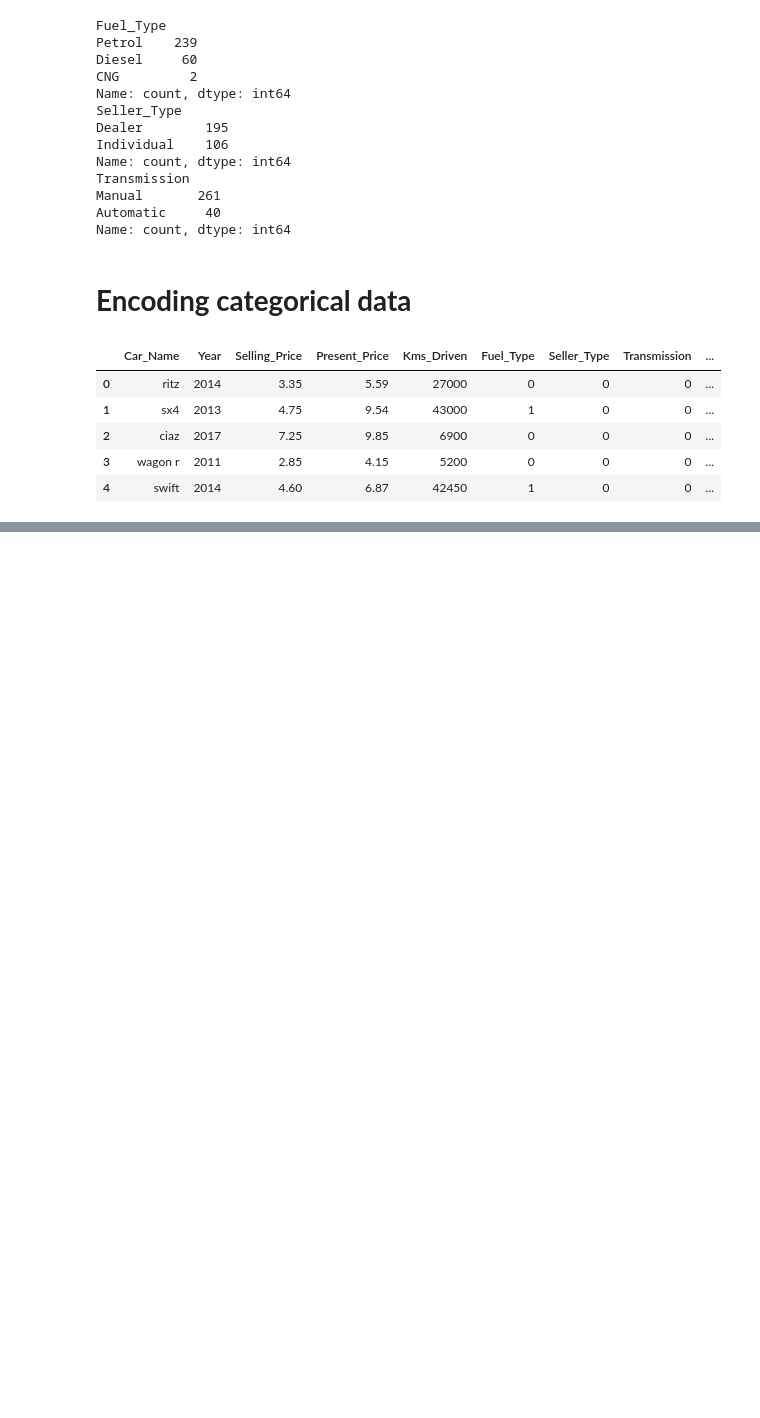
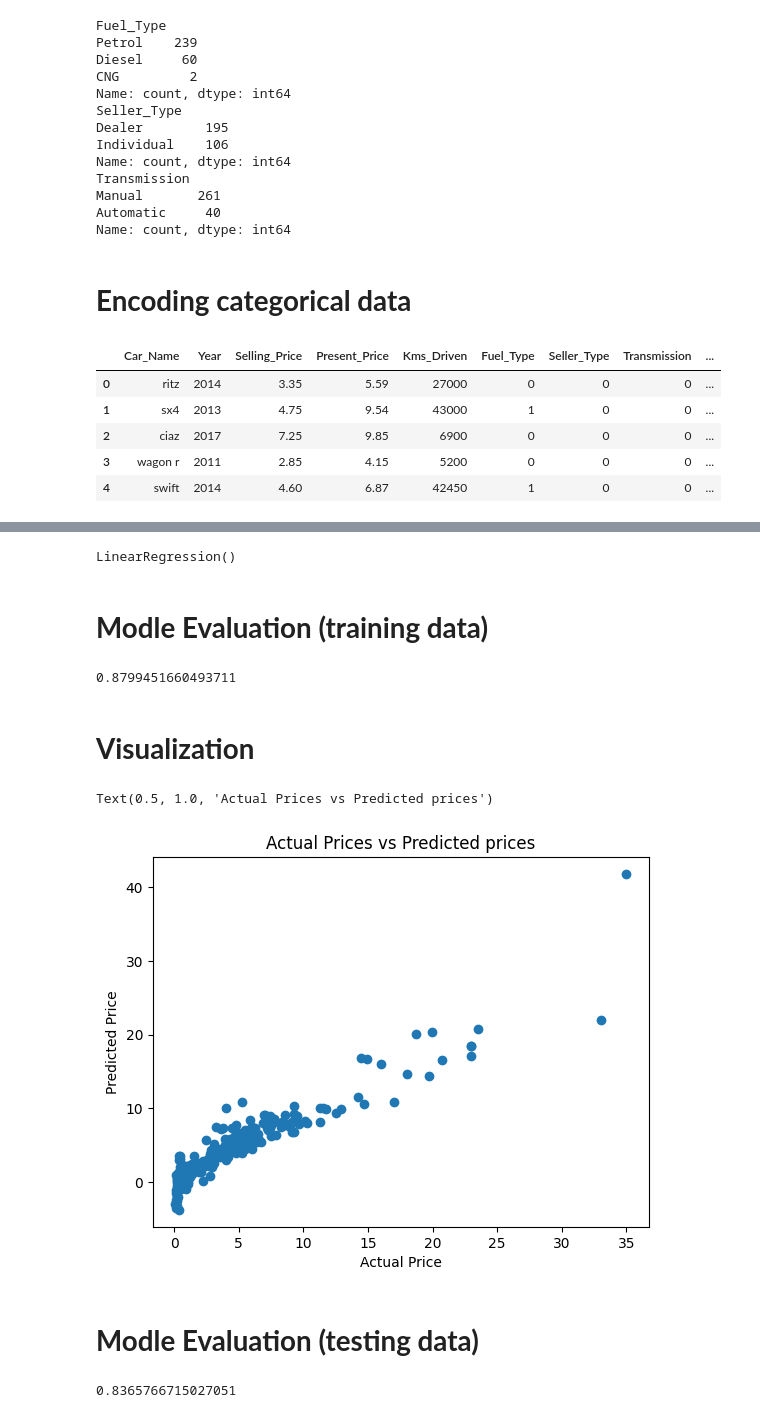
Before and after one commit to Syeda-Eman/Machine_Learning, a Jupyter notebook: Car_price_prediction.ipynb, the cells around one changed output, grey strips where cells are left out. Saved outputs shown, nothing was run; the diff lists cells and outputs as text; code cells hidden in the pictures; blank space fills up the shorter version.

Commit message:
Car Price Prediction using Linear Regression and Lasso.

```diff
--- a/Car_price_prediction.ipynb
+++ b/Car_price_prediction.ipynb
@@ -116,0 +157,2 @@ df.head()
+# %%
+X_train, X_test, Y_train, Y_test = train_test_split(X, Y, test_size = 0.1, random_state=2)
@@ -116,0 +161,27 @@ df.head()
+# %%
+lin_reg_model = LinearRegression()
+# %%
+lin_reg_model.fit(X_train, Y_train)
+# %% [output]
+LinearRegression()
+# %% [markdown]
+# **Modle Evaluation (training data)**
+# %%
+training_data_pred = lin_reg_model.predict(X_train)
+# %%
+#R squared error
+metrics.r2_score(Y_train, training_data_pred)
+# %% [output]
+0.8799451660493711
+# %% [markdown]
+# **Visualization**
+# %%
+plt.scatter(Y_train, training_data_pred)
+plt.xlabel("Actual Price")
+plt.ylabel("Predicted Price")
+plt.title("Actual Prices vs Predicted prices")
+# %% [output]
+Text(0.5, 1.0, 'Actual Prices vs Predicted prices')
+[figure, added]
+# %% [markdown]
+# **Modle Evaluation (testing data)**
@@ -116,0 +190,5 @@ df.head()
+# %%
+#R squared error
+metrics.r2_score(Y_test, testing_data_pred)
+# %% [output]
+0.8365766715027051
```
Also changed, not shown: parts of 21 cells of this notebook.
